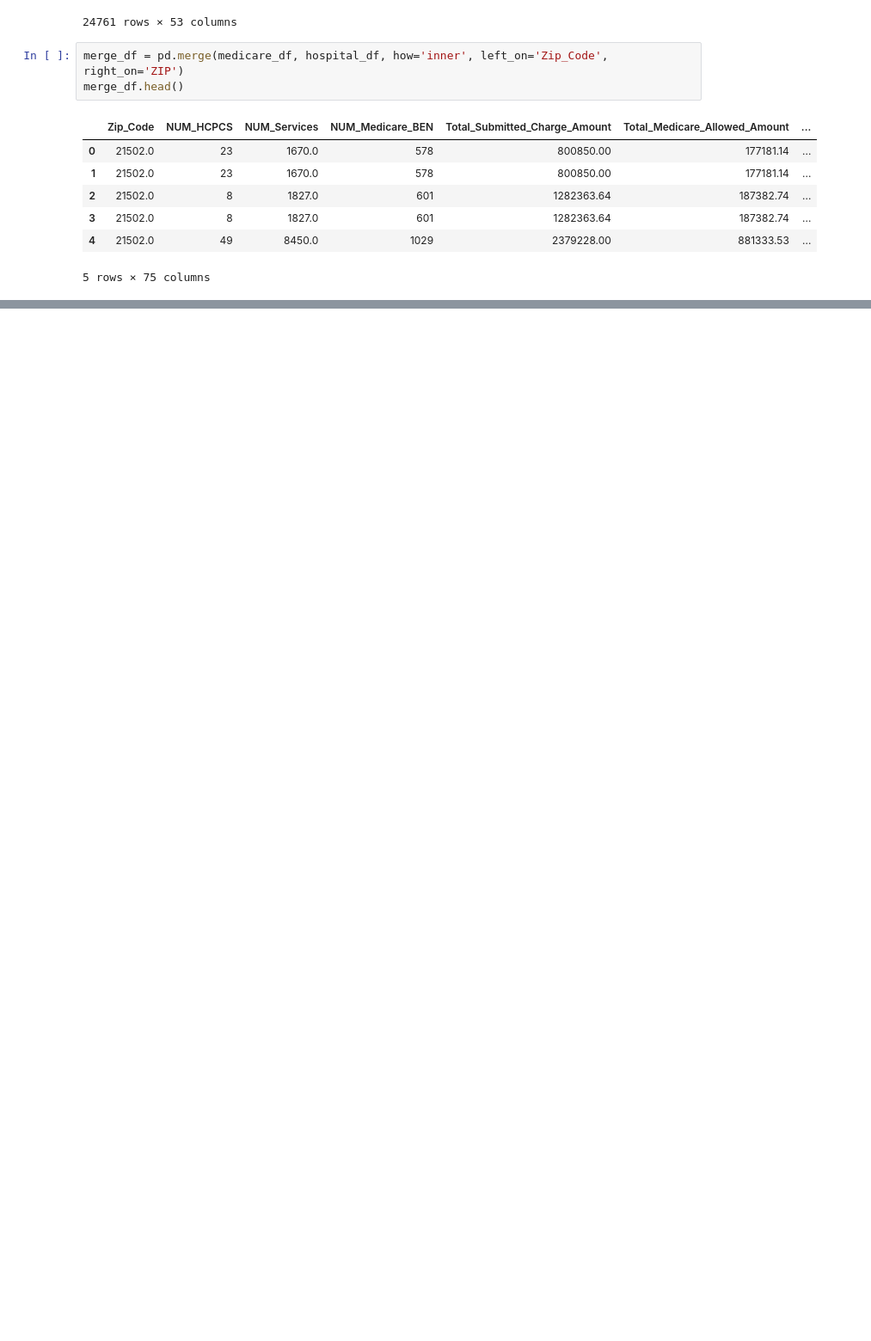
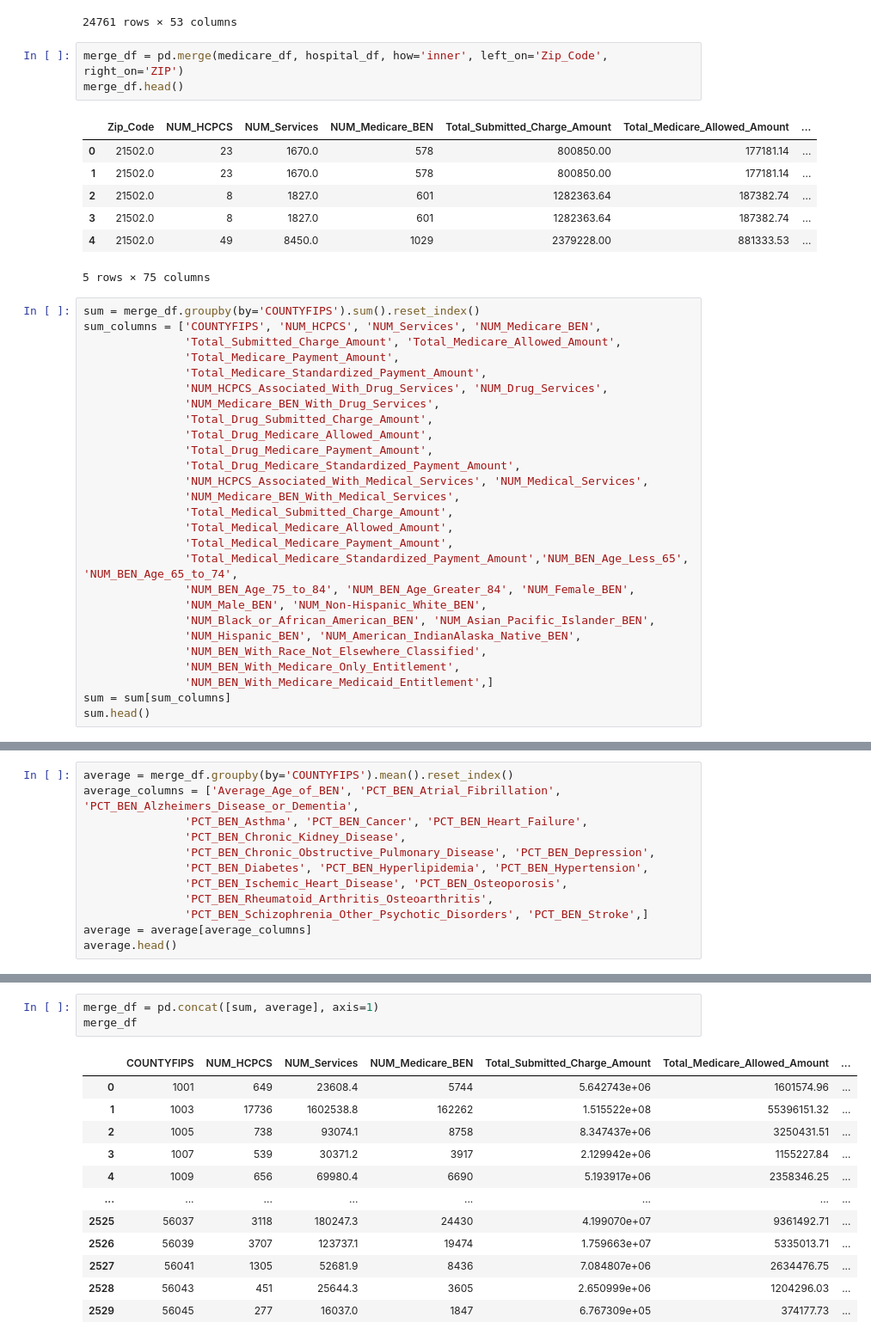
Before and after one commit to lamwilton/Daly-Tally, a Jupyter notebook: Neural.ipynb, the cells around one changed output, grey strips where cells are left out. Shown: that part at 86% size. Cells and saved outputs as stored; diff of their text form; blank space fills up the shorter version.

```diff
--- a/Neural.ipynb
+++ b/Neural.ipynb
@@ -142,3 +145,30 @@ merge_df.head()
 | 3 | 21502.0 | 8 | 1827.0 | 601 | 1282363.64 | 187382.74 | ... |
 | 4 | 21502.0 | 49 | 8450.0 | 1029 | 2379228.00 | 881333.53 | ... |
 5 rows × 75 columns
+# %%
+sum = merge_df.groupby(by='COUNTYFIPS').sum().reset_index()
+sum_columns = ['COUNTYFIPS', 'NUM_HCPCS', 'NUM_Services', 'NUM_Medicare_BEN',
+               'Total_Submitted_Charge_Amount', 'Total_Medicare_Allowed_Amount',
+               'Total_Medicare_Payment_Amount',
+               'Total_Medicare_Standardized_Payment_Amount',
+               'NUM_HCPCS_Associated_With_Drug_Services', 'NUM_Drug_Services',
+               'NUM_Medicare_BEN_With_Drug_Services',
+               'Total_Drug_Submitted_Charge_Amount',
+               'Total_Drug_Medicare_Allowed_Amount',
+               'Total_Drug_Medicare_Payment_Amount',
+               'Total_Drug_Medicare_Standardized_Payment_Amount',
+               'NUM_HCPCS_Associated_With_Medical_Services', 'NUM_Medical_Services',
+               'NUM_Medicare_BEN_With_Medical_Services',
+               'Total_Medical_Submitted_Charge_Amount',
+               'Total_Medical_Medicare_Allowed_Amount',
+               'Total_Medical_Medicare_Payment_Amount',
+               'Total_Medical_Medicare_Standardized_Payment_Amount','NUM_BEN_Age_Less_65', 'NUM_BEN_Age_65_to_74',
+               'NUM_BEN_Age_75_to_84', 'NUM_BEN_Age_Greater_84', 'NUM_Female_BEN',
+               'NUM_Male_BEN', 'NUM_Non-Hispanic_White_BEN',
+               'NUM_Black_or_African_American_BEN', 'NUM_Asian_Pacific_Islander_BEN',
+               'NUM_Hispanic_BEN', 'NUM_American_IndianAlaska_Native_BEN',
+               'NUM_BEN_With_Race_Not_Elsewhere_Classified',
+               'NUM_BEN_With_Medicare_Only_Entitlement',
+               'NUM_BEN_With_Medicare_Medicaid_Entitlement',]
+sum = sum[sum_columns]
+sum.head()
@@ -144,0 +183,12 @@ merge_df.head()
+# %%
+average = merge_df.groupby(by='COUNTYFIPS').mean().reset_index()
+average_columns = ['Average_Age_of_BEN', 'PCT_BEN_Atrial_Fibrillation', 'PCT_BEN_Alzheimers_Disease_or_Dementia',
+               'PCT_BEN_Asthma', 'PCT_BEN_Cancer', 'PCT_BEN_Heart_Failure',
+               'PCT_BEN_Chronic_Kidney_Disease',
+               'PCT_BEN_Chronic_Obstructive_Pulmonary_Disease', 'PCT_BEN_Depression',
+               'PCT_BEN_Diabetes', 'PCT_BEN_Hyperlipidemia', 'PCT_BEN_Hypertension',
+               'PCT_BEN_Ischemic_Heart_Disease', 'PCT_BEN_Osteoporosis',
+               'PCT_BEN_Rheumatoid_Arthritis_Osteoarthritis',
+               'PCT_BEN_Schizophrenia_Other_Psychotic_Disorders', 'PCT_BEN_Stroke',]
+average = average[average_columns]
+average.head()
@@ -144,0 +202,16 @@ merge_df.head()
+# %%
+merge_df = pd.concat([sum, average], axis=1)
+merge_df
+# %% [output]
+|  | COUNTYFIPS | NUM_HCPCS | NUM_Services | NUM_Medicare_BEN | Total_Submitted_Charge_Amount | Total_Medicare_Allowed_Amount | ... |
+| 0 | 1001 | 649 | 23608.4 | 5744 | 5.642743e+06 | 1601574.96 | ... |
+| 1 | 1003 | 17736 | 1602538.8 | 162262 | 1.515522e+08 | 55396151.32 | ... |
+| 2 | 1005 | 738 | 93074.1 | 8758 | 8.347437e+06 | 3250431.51 | ... |
+| 3 | 1007 | 539 | 30371.2 | 3917 | 2.129942e+06 | 1155227.84 | ... |
+| 4 | 1009 | 656 | 69980.4 | 6690 | 5.193917e+06 | 2358346.25 | ... |
+| ... | ... | ... | ... | ... | ... | ... | ... |
+| 2525 | 56037 | 3118 | 180247.3 | 24430 | 4.199070e+07 | 9361492.71 | ... |
+| 2526 | 56039 | 3707 | 123737.1 | 19474 | 1.759663e+07 | 5335013.71 | ... |
+| 2527 | 56041 | 1305 | 52681.9 | 8436 | 7.084807e+06 | 2634476.75 | ... |
+| 2528 | 56043 | 451 | 25644.3 | 3605 | 2.650999e+06 | 1204296.03 | ... |
+| 2529 | 56045 | 277 | 16037.0 | 1847 | 6.767309e+05 | 374177.73 | ... |
```
Also changed, not shown: parts of 11 cells of this notebook.
